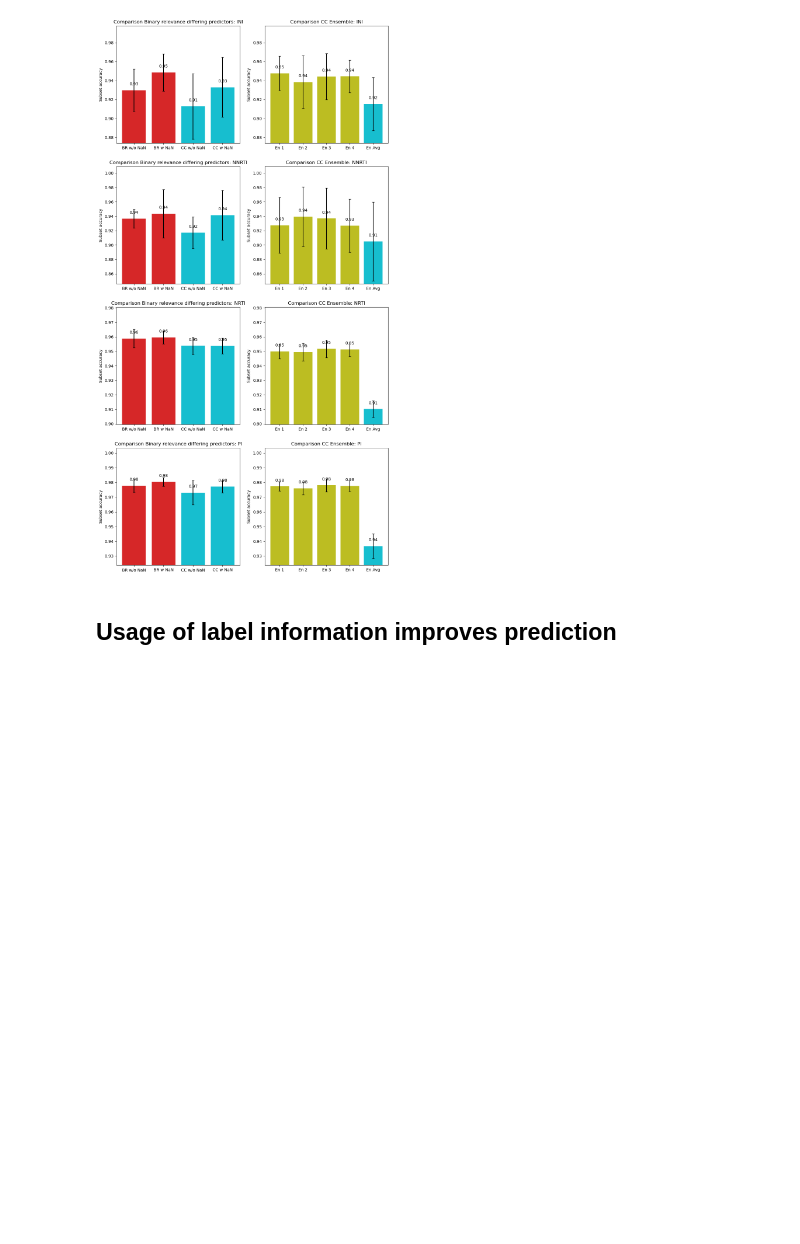
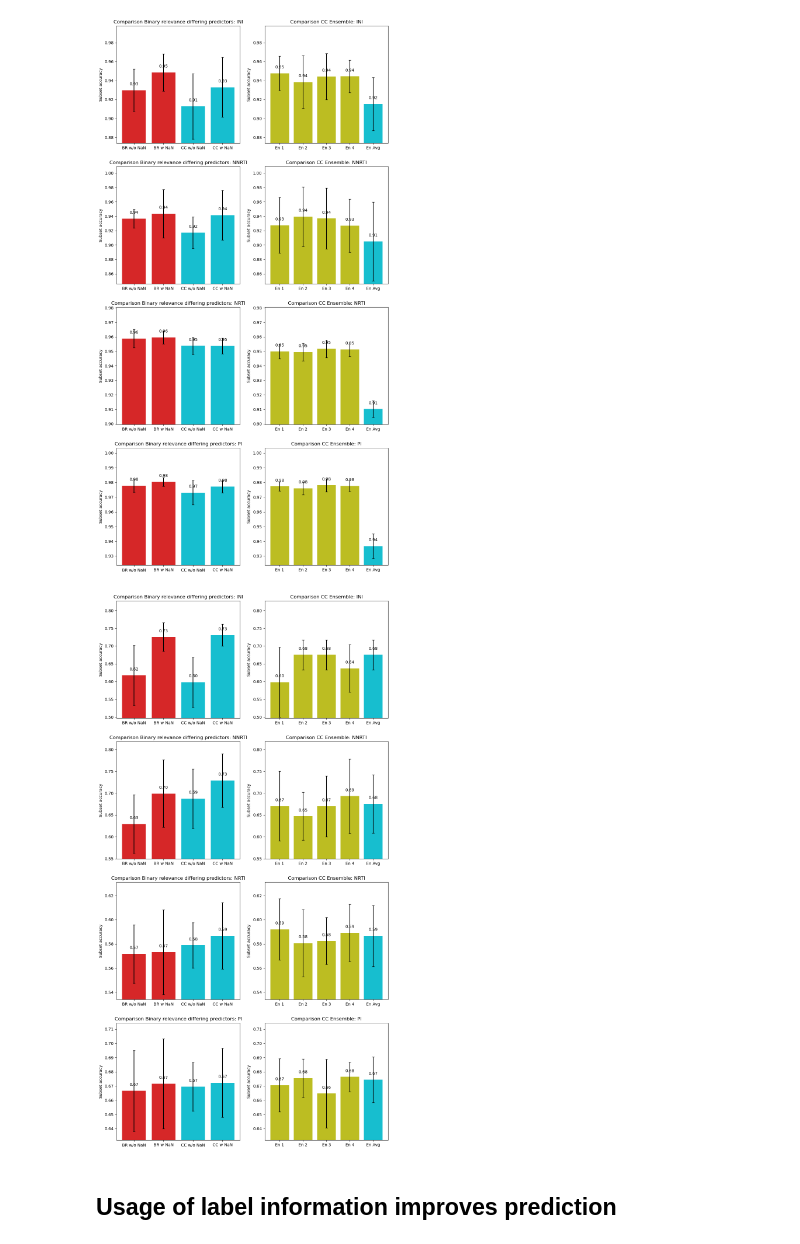
Before and after one commit to FloAvis/Masterthesis_TabPFN_HIV, a Jupyter notebook: statistics/PT_statistics.ipynb, the cells around one changed output. Saved outputs shown, nothing was run; the diff lists cells and outputs as text; code cells hidden in the pictures; blank space fills up the shorter version.

```diff
--- a/statistics/PT_statistics.ipynb
+++ b/statistics/PT_statistics.ipynb
@@ -679,5 +679,19 @@ kwargs = {"multiclass":"ovr"}
 cc_ensemble_stat(files, filename, drop_na, metric, kwargs)
 # %% [output]
 [figure]
+# %%
+#ensemble trained without NaNs
+
+files = ["Binary_Relevance_5_fold_MOC_prediction_new_save.csv", "Binary_Relevance_5_fold_homebrew_prediction_new_save.csv", "Classifier_Chain_5_fold_homebrew_prediction_woNaN_new_save.csv", "Classifier_Chain_5_fold_homebrew_prediction_new_save.csv"]
+
+filename = "Classifier_Chain_5_folds_ensemble_wo_NaN/"
+
+drop_na = True
+metric = result_handler.subset_acc
+kwargs = {"nan_mode":"ignore"}
+
+cc_ensemble_stat(files, filename, drop_na, metric, kwargs)
+# %% [output]
+[figure, added]
 # %% [markdown]
 ## Usage of label information improves prediction
```
Also changed, not shown: 3 other files.
